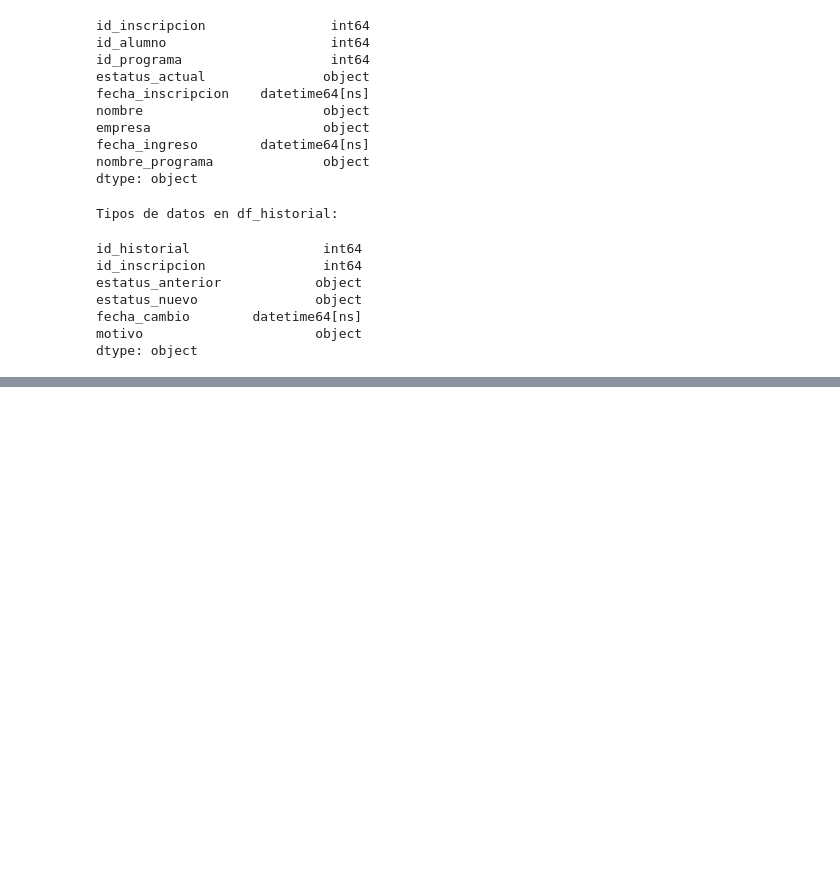
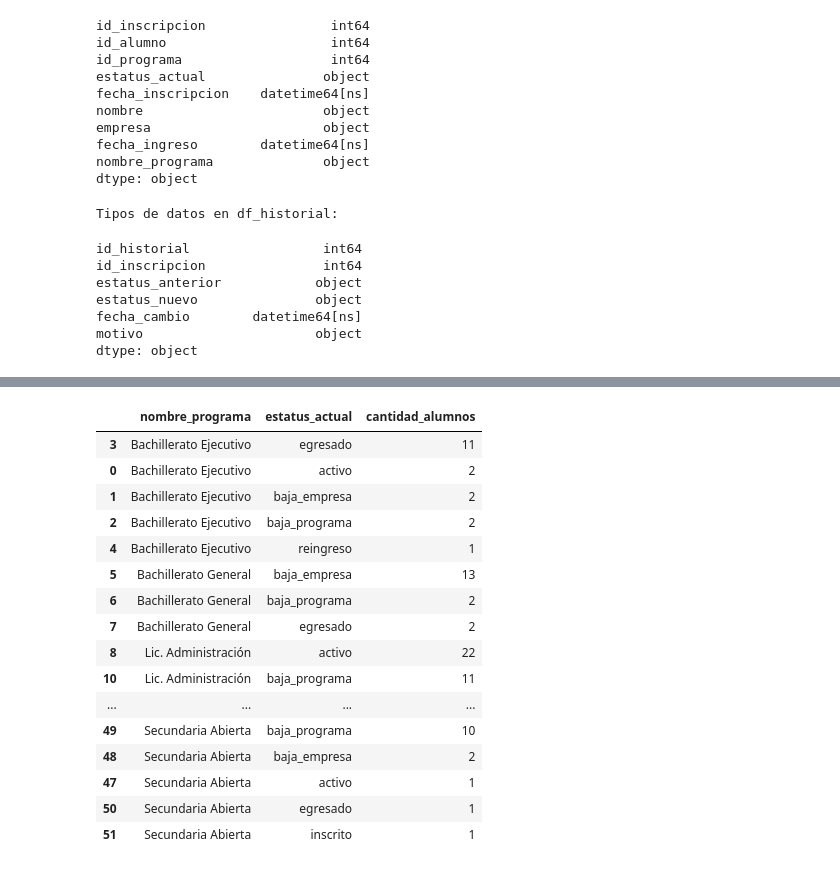
Before and after one commit to FerrariAgustinNicolas/prueba-fullstack-inscripciones, a Jupyter notebook: python/analisis_inscripciones.ipynb, the cells around one changed output, grey strips where cells are left out. Saved outputs shown, nothing was run; the diff lists cells and outputs as text; code cells hidden in the pictures; blank space fills up the shorter version.

```diff
--- a/python/analisis_inscripciones.ipynb
+++ b/python/analisis_inscripciones.ipynb
@@ -200,0 +207,28 @@ dtype: object
+# %%
+distribucion_estatus = (
+    df_base
+    .groupby(["nombre_programa", "estatus_actual"])
+    .size()
+    .reset_index(name="cantidad_alumnos")
+    .sort_values(["nombre_programa", "cantidad_alumnos"], ascending=[True, False])
+)
+
+distribucion_estatus
+# %% [output]
+|  | nombre_programa | estatus_actual | cantidad_alumnos |
+| 3 | Bachillerato Ejecutivo | egresado | 11 |
+| 0 | Bachillerato Ejecutivo | activo | 2 |
+| 1 | Bachillerato Ejecutivo | baja_empresa | 2 |
+| 2 | Bachillerato Ejecutivo | baja_programa | 2 |
+| 4 | Bachillerato Ejecutivo | reingreso | 1 |
+| 5 | Bachillerato General | baja_empresa | 13 |
+| 6 | Bachillerato General | baja_programa | 2 |
+| 7 | Bachillerato General | egresado | 2 |
+| 8 | Lic. Administración | activo | 22 |
+| 10 | Lic. Administración | baja_programa | 11 |
+| ... | ... | ... | ... |
+| 49 | Secundaria Abierta | baja_programa | 10 |
+| 48 | Secundaria Abierta | baja_empresa | 2 |
+| 47 | Secundaria Abierta | activo | 1 |
+| 50 | Secundaria Abierta | egresado | 1 |
+| 51 | Secundaria Abierta | inscrito | 1 |
```
Also changed, not shown: parts of 3 cells of this notebook.
